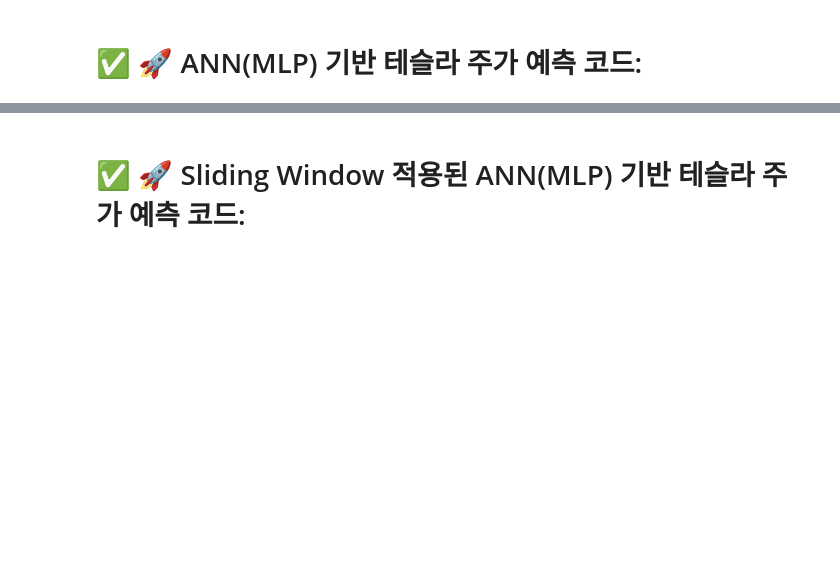
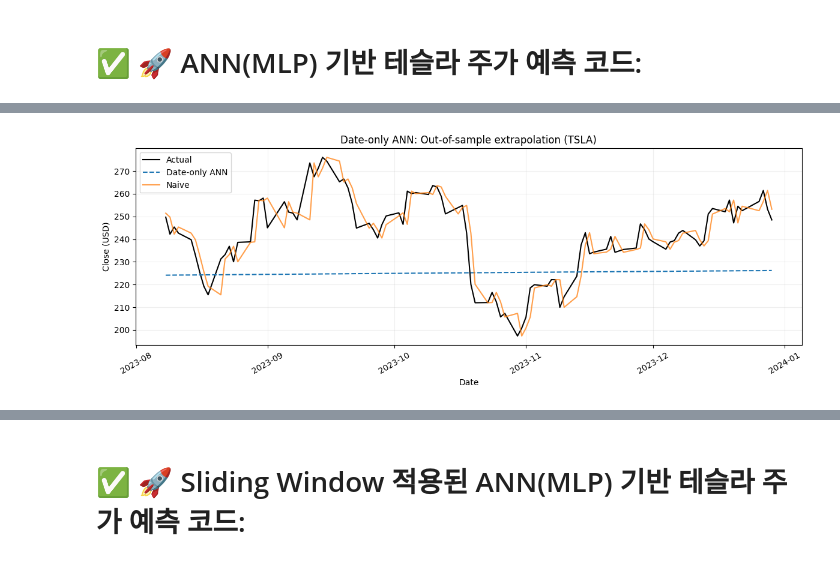
Before and after one commit to nhjung-phd/TimeSeriesAnalysis, a Jupyter notebook: notebooks/21_ann_forecasting.ipynb, the cells around one changed output, grey strips where cells are left out. Saved outputs shown, nothing was run; the diff lists cells and outputs as text; code cells hidden in the pictures; blank space fills up the shorter version.

```diff
--- a/notebooks/21_ann_forecasting.ipynb
+++ b/notebooks/21_ann_forecasting.ipynb
@@ -135,0 +36,81 @@ Epoch 7/100
+# %%
+import numpy as np
+import pandas as pd
+import matplotlib.pyplot as plt
+import yfinance as yf
+import tensorflow as tf
+from tensorflow.keras import Sequential
+from tensorflow.keras.layers import Input, Dense
+from tensorflow.keras.callbacks import EarlyStopping
+from sklearn.preprocessing import MinMaxScaler
+from sklearn.metrics import mean_absolute_error, mean_squared_error
+
+np.random.seed(42)
+tf.keras.utils.set_random_seed(42)
+plt.style.use('default')  # 강의안 캡처에 적합한 흰색 배경
+
+def load_tsla_close():
+    # end는 미포함: 2022-01-01 ~ 2024-01-01 직전 거래일까지의 고정된 실습기간
+    raw = yf.download('TSLA', start='2022-01-01', end='2024-01-01',
+                      auto_adjust=True, progress=False)
+    if raw.empty:
+        raise ValueError('TSLA 다운로드 결과가 없습니다. 네트워크와 날짜를 확인하세요.')
+    # yfinance 버전에 따라 ('Close','TSLA') MultiIndex 열이 반환될 수 있음
+    close = raw['Close']
+    if isinstance(close, pd.DataFrame):
+        close = close.iloc[:, 0]
+    close = pd.to_numeric(close, errors='coerce').dropna().sort_index()
+    close.name = 'Close'
+    return close
+
+def report_scores(actual, predicted, naive, title):
+    actual, predicted, naive = (np.asarray(v).reshape(-1) for v in (actual, predicted, naive))
+    rows = []
+    for name, values in [('ANN', predicted), ('Naive (previous close)', naive)]:
+        rows.append({'Model': name, 'MAE': mean_absolute_error(actual, values),
+                     'RMSE': np.sqrt(mean_squared_error(actual, values))})
+    result = pd.DataFrame(rows).set_index('Model')
+    print(title, '\n', result.round(4))
+    return result
+
+# ① 다운로드 후 순서 유지(임의 셔플 없음)
+close = load_tsla_close()
+dates = close.index
+X_time = np.arange(len(close), dtype=float).reshape(-1, 1)
+y_price = close.to_numpy(dtype=float).reshape(-1, 1)
+n = len(close)
+train_end, val_end = int(n * 0.60), int(n * 0.80)
+assert train_end > 20 and val_end > train_end
+
+# ② 훈련구간에서만 정규화 파라미터 추정
+scaler_X = MinMaxScaler().fit(X_time[:train_end])
+scaler_y = MinMaxScaler().fit(y_price[:train_end])
+Xs = scaler_X.transform(X_time)
+ys = scaler_y.transform(y_price)
+
+# ③ 날짜 인덱스만 사용하는 ANN: 새로운 날짜에 대한 추세 외삽 예시
+trend_ann = Sequential([Input(shape=(1,)), Dense(64, activation='relu'),
+                        Dense(32, activation='relu'), Dense(1)])
+trend_ann.compile(optimizer='adam', loss='mse')
+trend_ann.fit(Xs[:train_end], ys[:train_end], epochs=100, batch_size=16,
+              validation_data=(Xs[train_end:val_end], ys[train_end:val_end]),
+              callbacks=[EarlyStopping(monitor='val_loss', patience=12,
+                                       restore_best_weights=True)],
+              shuffle=False, verbose=0)
+
+pred_train = scaler_y.inverse_transform(trend_ann.predict(Xs[:train_end], verbose=0)).ravel()
+pred_test = scaler_y.inverse_transform(trend_ann.predict(Xs[val_end:], verbose=0)).ravel()
+actual_test = y_price[val_end:, 0]
+naive_test = y_price[val_end-1:-1, 0]  # 같은 테스트 날짜의 직전 종가
+report_scores(actual_test, pred_test, naive_test, 'Date-only ANN / Test')
+
+fig, ax = plt.subplots(figsize=(12, 4.5), facecolor='white')
+ax.set_facecolor('white')
+ax.plot(dates[val_end:], actual_test, label='Actual', color='black')
+ax.plot(dates[val_end:], pred_test, label='Date-only ANN', linestyle='--')
+ax.plot(dates[val_end:], naive_test, label='Naive', alpha=.75)
+ax.set(title='Date-only ANN: Out-of-sample extrapolation (TSLA)',
+       xlabel='Date', ylabel='Close (USD)')
+ax.legend(); ax.grid(alpha=.2); plt.xticks(rotation=30); plt.tight_layout(); plt.show()
+print('NOTE: 날짜만으로 만든 ANN은 다음날 가격 패턴 학습모형이 아니며 추세 외삽 성능을 보여줍니다.')
+# %% [output]
@@ -135,0 +122 @@ Epoch 7/100
+[figure, added]
```
Also changed, not shown: parts of 29 cells of this notebook.
